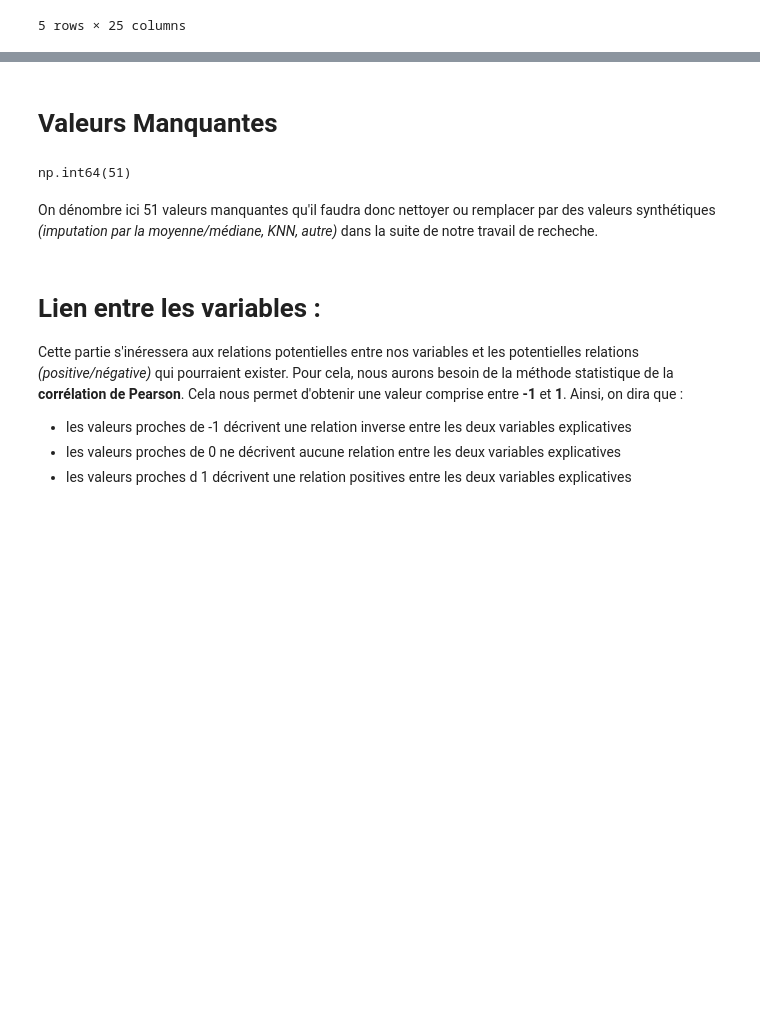
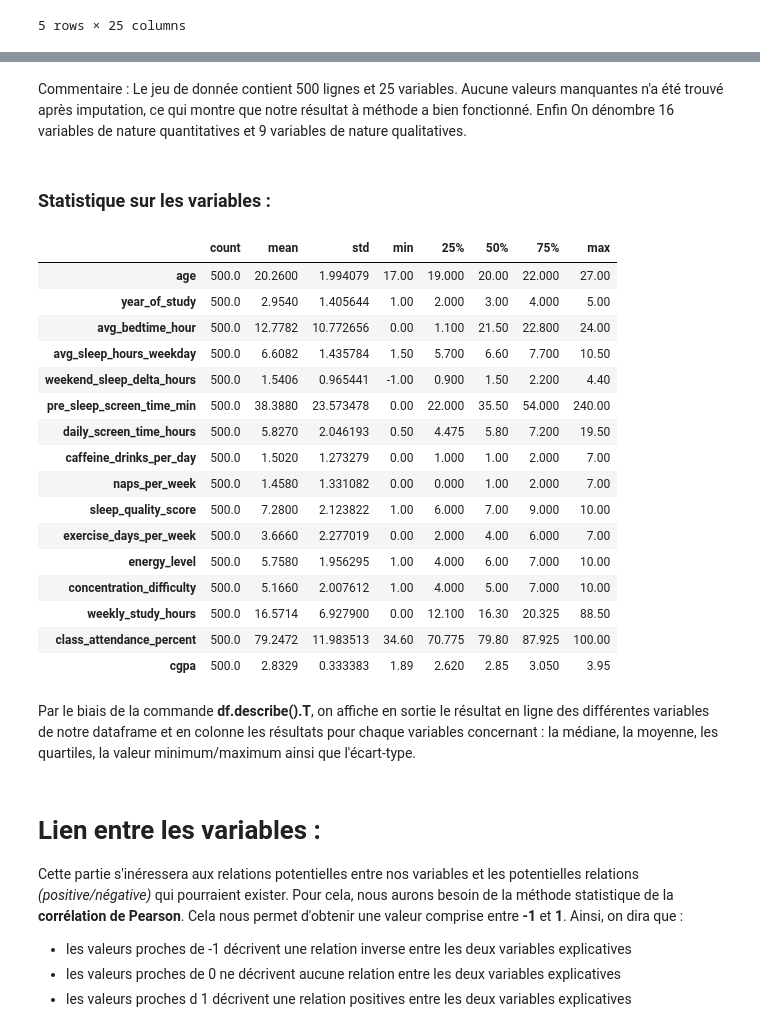
Before and after one commit to William-bguiesse/Projet_webscrapping, a Jupyter notebook: PROJET.ipynb, the cells around one changed output, grey strips where cells are left out. Saved outputs shown, nothing was run; the diff lists cells and outputs as text; code cells hidden in the pictures; blank space fills up the shorter version.

```diff
--- a/PROJET.ipynb
+++ b/PROJET.ipynb
@@ -24,0 +32,12 @@ df.head(5) # nous venons ici d'afficher les 5 premières lignes de notre datafra
+# %%
+df['gender'] = df['gender'].replace({
+    'F': 'Femme',
+    'female': 'Femme',
+    'Female': 'Femme',
+    'M': 'Homme',
+    'male': 'Homme',
+    'Male': 'Homme',
+    'Non-binary': 'Non-binaire',
+    'Prefer not to say': 'Préfère ne pas répondre'
+})
+df
@@ -24,0 +105,9 @@ df.head(5) # nous venons ici d'afficher les 5 premières lignes de notre datafra
+# %%
+mode_val = df['device_free_before_bed'].mode()[0]
+df['device_free_before_bed'] = df['device_free_before_bed'].fillna(mode_val)
+print(df['device_free_before_bed'].value_counts(dropna=False))
+
+# Avec la commande : mode_val = df['device_free_before_bed'].mode()[0],
+# on calcule le mode de la colonne device_free_before_bed et le résultat est récupéré en marquant l'indice [0] dans pandas.
+# Ensuite, on stock le mode dans un nom de variable, ici, mod_val et on l'utilise dans la commande suivante qui sera : fillna()
+# Désormais, quand on prit le résultat, toutes modalités sont soit 'True', soit 'False'. Il n'y a donc plus de NULL.
@@ -24,0 +121,20 @@ df.head(5) # nous venons ici d'afficher les 5 premières lignes de notre datafra
+# %%
+import pandas as pd
+from sklearn.impute import KNNImputer
+# PARTIE 1 : Calcul des voisins sur l'ensemble des variables numériques
+cols_num = df.select_dtypes(include='number').columns
+imputer = KNNImputer(n_neighbors=5)
+df_knn = pd.DataFrame(imputer.fit_transform(df[cols_num]), columns=cols_num, index=df.index)
+
+# La variable df_knn est la représentation d'une copie de notre dataframe de départ mais à la différence
+# que les valeurs manquantes de toutes les colonnes numériques (int), ont été remplacé par le KNN des 5 plus proches voisins.
+# Ainsi, nous avons simplement à dire à python de prendre les valeurs de nos colonnes de ce dataframe avec imputation
+# et l'appliquer au dataframe d'origine :
+
+# PARTIE 2 : Imputation colonne par colonne (avec le formatage adapté à chacune)
+df['sleep_quality_score'] = df_knn['sleep_quality_score'].round()
+df['energy_level'] = df_knn['energy_level'].round()
+df['concentration_difficulty'] = df_knn['concentration_difficulty'].round()
+df['cgpa'] = df_knn['cgpa'].round(2)
+print(df.isna().sum().sum())
+#Le résultat affiche bien 0, le dataframe ne contient désormais plus aucune valeurs manquante qui pourraient impacter nos analyses.
@@ -51,11 +156,29 @@ Par le biais de la commande **describe**, on affiche pour chaque variables expli
-# %% [markdown]
-# Valeurs Manquantes
-# %%
-df.isna().sum().sum()
-# %% [output]
-np.int64(51)
-# %% [markdown]
-On dénombre ici 51 valeurs manquantes qu'il faudra donc nettoyer ou remplacer par des valeurs synthétiques *(imputation par la moyenne/médiane, KNN, autre)* dans la suite de notre travail de recheche.
+# %% [markdown]
+Commentaire : Le jeu de donnée contient 500 lignes et 25 variables. Aucune valeurs manquantes n'a été trouvé après imputation, ce qui montre que notre résultat à méthode a bien fonctionné. Enfin On dénombre 16 variables de nature quantitatives et 9 variables de nature qualitatives.
+# %% [markdown]
+### Statistique sur les variables :
+# %%
+df.describe().T
+# %% [output]
+|  | count | mean | std | min | 25% | 50% | 75% | max |
+| age | 500.0 | 20.2600 | 1.994079 | 17.00 | 19.000 | 20.00 | 22.000 | 27.00 |
+| year_of_study | 500.0 | 2.9540 | 1.405644 | 1.00 | 2.000 | 3.00 | 4.000 | 5.00 |
+| avg_bedtime_hour | 500.0 | 12.7782 | 10.772656 | 0.00 | 1.100 | 21.50 | 22.800 | 24.00 |
+| avg_sleep_hours_weekday | 500.0 | 6.6082 | 1.435784 | 1.50 | 5.700 | 6.60 | 7.700 | 10.50 |
+| weekend_sleep_delta_hours | 500.0 | 1.5406 | 0.965441 | -1.00 | 0.900 | 1.50 | 2.200 | 4.40 |
+| pre_sleep_screen_time_min | 500.0 | 38.3880 | 23.573478 | 0.00 | 22.000 | 35.50 | 54.000 | 240.00 |
+| daily_screen_time_hours | 500.0 | 5.8270 | 2.046193 | 0.50 | 4.475 | 5.80 | 7.200 | 19.50 |
+| caffeine_drinks_per_day | 500.0 | 1.5020 | 1.273279 | 0.00 | 1.000 | 1.00 | 2.000 | 7.00 |
+| naps_per_week | 500.0 | 1.4580 | 1.331082 | 0.00 | 0.000 | 1.00 | 2.000 | 7.00 |
+| sleep_quality_score | 500.0 | 7.2800 | 2.123822 | 1.00 | 6.000 | 7.00 | 9.000 | 10.00 |
+| exercise_days_per_week | 500.0 | 3.6660 | 2.277019 | 0.00 | 2.000 | 4.00 | 6.000 | 7.00 |
+| energy_level | 500.0 | 5.7580 | 1.956295 | 1.00 | 4.000 | 6.00 | 7.000 | 10.00 |
+| concentration_difficulty | 500.0 | 5.1660 | 2.007612 | 1.00 | 4.000 | 5.00 | 7.000 | 10.00 |
+| weekly_study_hours | 500.0 | 16.5714 | 6.927900 | 0.00 | 12.100 | 16.30 | 20.325 | 88.50 |
+| class_attendance_percent | 500.0 | 79.2472 | 11.983513 | 34.60 | 70.775 | 79.80 | 87.925 | 100.00 |
+| cgpa | 500.0 | 2.8329 | 0.333383 | 1.89 | 2.620 | 2.85 | 3.050 | 3.95 |
+# %% [markdown]
+Par le biais de la commande **df.describe().T**, on affiche en sortie le résultat en ligne des différentes variables de notre dataframe et en colonne les résultats pour chaque variables concernant : la médiane, la moyenne, les quartiles, la valeur minimum/maximum ainsi que l'écart-type.
 # %% [markdown]
 # Lien entre les variables :
 Cette partie s'inéressera aux relations potentielles entre nos variables et les potentielles relations *(positive/négative)* qui pourraient exister. Pour cela, nous aurons besoin de la méthode statistique de la **corrélation de Pearson**. Cela nous permet d'obtenir une valeur comprise entre **-1** et **1**. Ainsi, on dira que :
```
Also changed, not shown: parts of 19 cells of this notebook.
